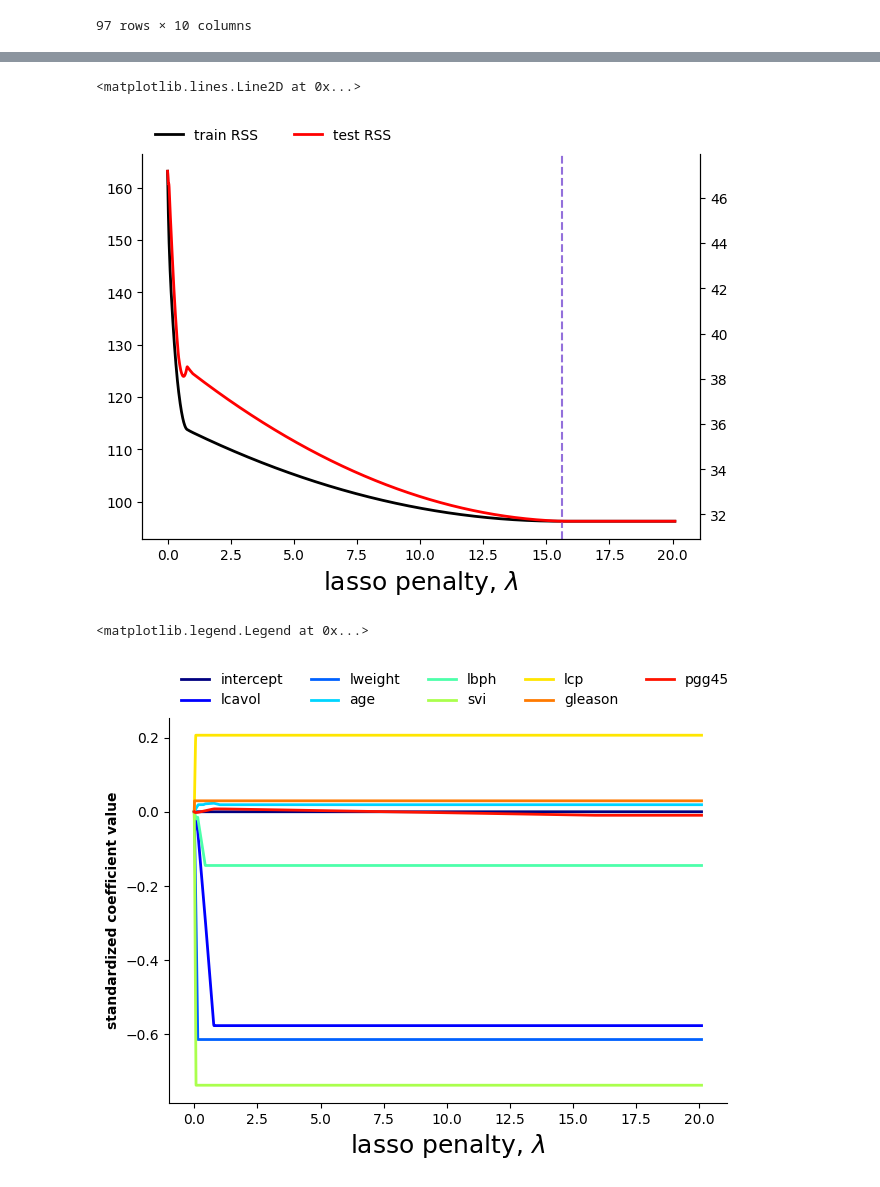
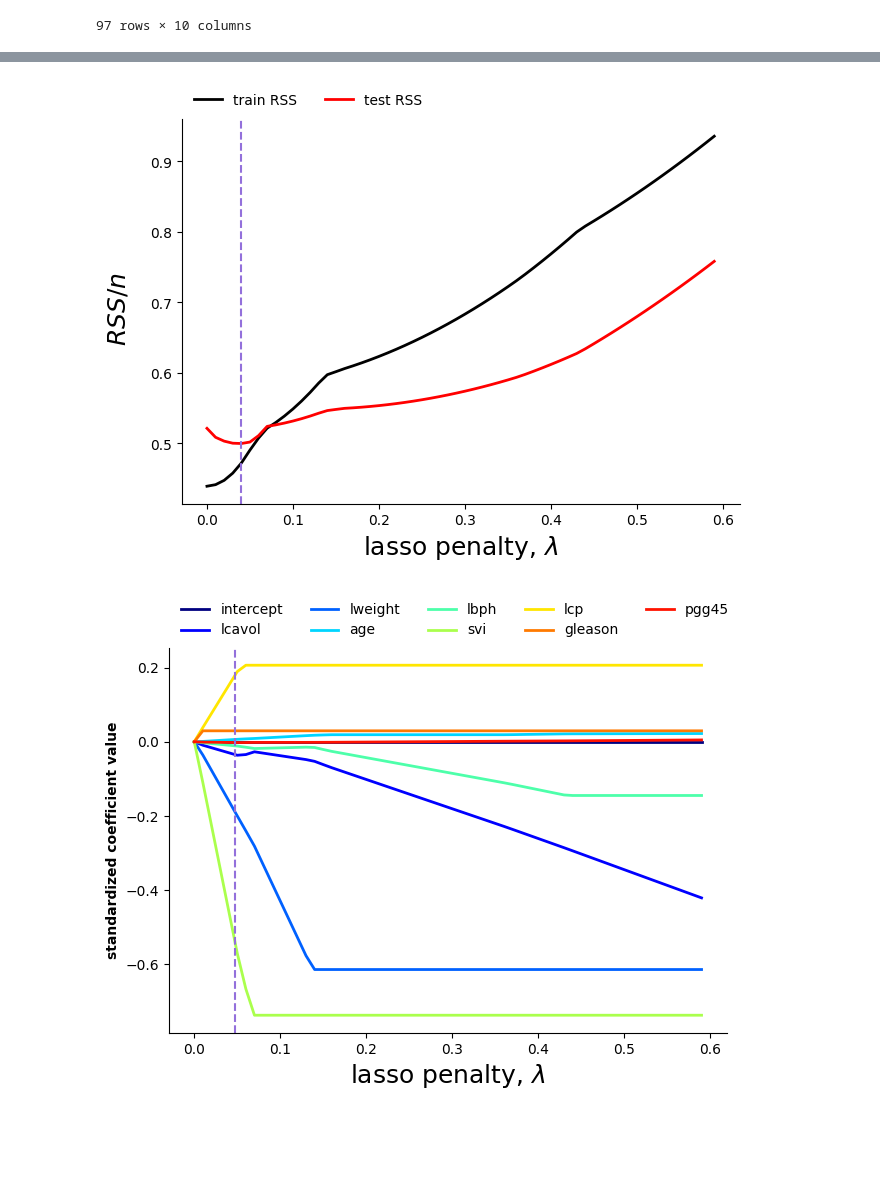
Before and after one commit to ChaosDonkey06/Stats-ML4Genomics, a Jupyter notebook: recitations/10-10-2024.ipynb, the cells around one changed output, grey strips where cells are left out. Saved outputs shown, nothing was run; the diff lists cells and outputs as text; code cells hidden in the pictures; blank space fills up the shorter version.

```diff
--- a/recitations/10-10-2024.ipynb
+++ b/recitations/10-10-2024.ipynb
@@ -46,6 +65,11 @@ def ridge_reggression(X, y, alpha):
     ridge.fit(X, y)
     return ridge
 
+def lasso_regression(X, y, alpha):
+    lasso = Lasso(alpha=alpha)
+    lasso.fit(X, y)
+    return lasso
+
 def normalize_data(x):
     x = x - np.mean(x, axis=0)
     x = x / np.std(x, axis=0)
@@ -72,8 +96,8 @@ for i_α, α in enumerate(alphas):
     ridge_model     = ridge_reggression(X_train, y_train, α)
     β_ridge[i_α, :] = ridge_model.coef_.flatten()
 
-    rss_train[i_α]   = residual_sum_of_squares(ridge_model.predict(X_train), y_train)
-    rss_test[i_α]    = residual_sum_of_squares(ridge_model.predict(X_test), y_test)
+    rss_train[i_α]   = residual_sum_of_squares(np.squeeze(ridge_model.predict(X_train)), np.squeeze(y_train))
+    rss_test[i_α]    = residual_sum_of_squares(np.squeeze(ridge_model.predict(X_test)), np.squeeze(y_test))
 # %%
 fig, ax = plt.subplots(1, 1, figsize=(7.2, 5), sharex=True)
 
@@ -126,39 +178,39 @@ ax.legend(loc="upper left", frameon=False, bbox_to_anchor=(0.0, 1.15), ncol=5)
 # %%
-alphas = np.arange(0, 20. + 0.1, 0.01)
+alphas = np.arange(0, 0.5+ 0.1, 0.01)
 
 rss_train = np.full_like(alphas, fill_value=np.nan)
 rss_test  = np.full_like(alphas, fill_value=np.nan)
 β_lasso   = np.full((len(alphas), X_train.shape[1]), fill_value=np.nan)
 
 for i_α, α in enumerate(alphas):
-    lasso_model     = Lasso(α, fit_intercept=True).fit(X_train, y_train)
+    lasso_model     = lasso_regression(X_train, y_train, α)
     β_lasso[i_α, :] = lasso_model.coef_.flatten()
 
-    rss_train[i_α]   = residual_sum_of_squares(lasso_model.predict(X_train), y_train)
-    rss_test[i_α]    = residual_sum_of_squares(lasso_model.predict(X_test), y_test)
+    rss_train[i_α]   = residual_sum_of_squares(lasso_model.predict(X_train), np.squeeze(y_train))
+    rss_test[i_α]    = residual_sum_of_squares(lasso_model.predict(X_test), np.squeeze(y_test))
 # %%
 fig, ax = plt.subplots(1, 1, figsize=(7.2, 5), sharex=True)
 
 ax.plot(alphas, rss_train/len(X_train), label="train RSS", color="k", lw=2)
 
-ax_t = ax.twinx()
-ax_t.plot(alphas, rss_test/len(X_test), label="test RSS", color="red", lw=2)
+ax.plot(alphas, rss_test/len(X_test), label="test RSS", color="red", lw=2)
 
 
-ax.legend(loc="upper left", frameon=False, bbox_to_anchor=(0, 1.1))
-ax_t.legend(loc="upper left", frameon=False, bbox_to_anchor=(0.25, 1.1))
+ax.legend(loc="upper left", frameon=False, bbox_to_anchor=(0, 1.1), ncol=2)
 
+ax.spines["right"].set_visible(False)
 ax.spines["top"].set_visible(False)
-ax_t.spines["top"].set_visible(False)
 
 ax.set_xlabel(r"lasso penalty, $\lambda$", fontsize=18)
 
-
 λ_hat  = np.argmin(rss_test)
 ax.axvline(alphas[λ_hat], color="mediumpurple", linestyle="--")
+
+fig.supylabel(r"$RSS/n$", fontsize=18)
+
+fig.savefig(os.path.join('figures', 'shrinkage_methods', 'lasso_rss.png'))
 # %% [output]
-<matplotlib.lines.Line2D at 0x...>
-[figure, old version]
+[figure, new version]
 # %%
 λ_hat  = np.argmin(rss_test)
 labels = ["intercept"] + var_names
@@ -174,7 +226,7 @@ for i_β in range(β_lasso.shape[1]):
     β_i = coefs_norm[:, i_β]
     ax.plot(alphas, β_i, label=labels[i_β], color=c, lw=2)
 
-#ax.axvline(alphas[λ_hat]/np.sum(np.abs(coefs_norm[λ_hat, :])), color="mediumpurple", linestyle="--")
+ax.axvline(alphas[λ_hat]/np.sum(np.abs(coefs_norm[λ_hat, :])), color="mediumpurple", linestyle="--")
 
 ax.set_xlabel(r"lasso penalty, $\lambda$", fontsize=18)
 
@@ -184,7 +236,7 @@ ax.spines["top"].set_visible(False)
 ax.set_ylabel(r"standardized coefficient value", weight="bold")
 ax.legend(loc="upper left", frameon=False, bbox_to_anchor=(0.0, 1.15), ncol=5)
 
-#ax.set_ylim(-0.035, 0.08113336113386853)
+
+fig.savefig(os.path.join('figures', 'shrinkage_methods', 'lasso_params.png'))
 # %% [output]
-<matplotlib.legend.Legend at 0x...>
-[figure, old version]
+[figure, new version]
```
Also changed, not shown: parts of 9 cells of this notebook, 13 other files.
